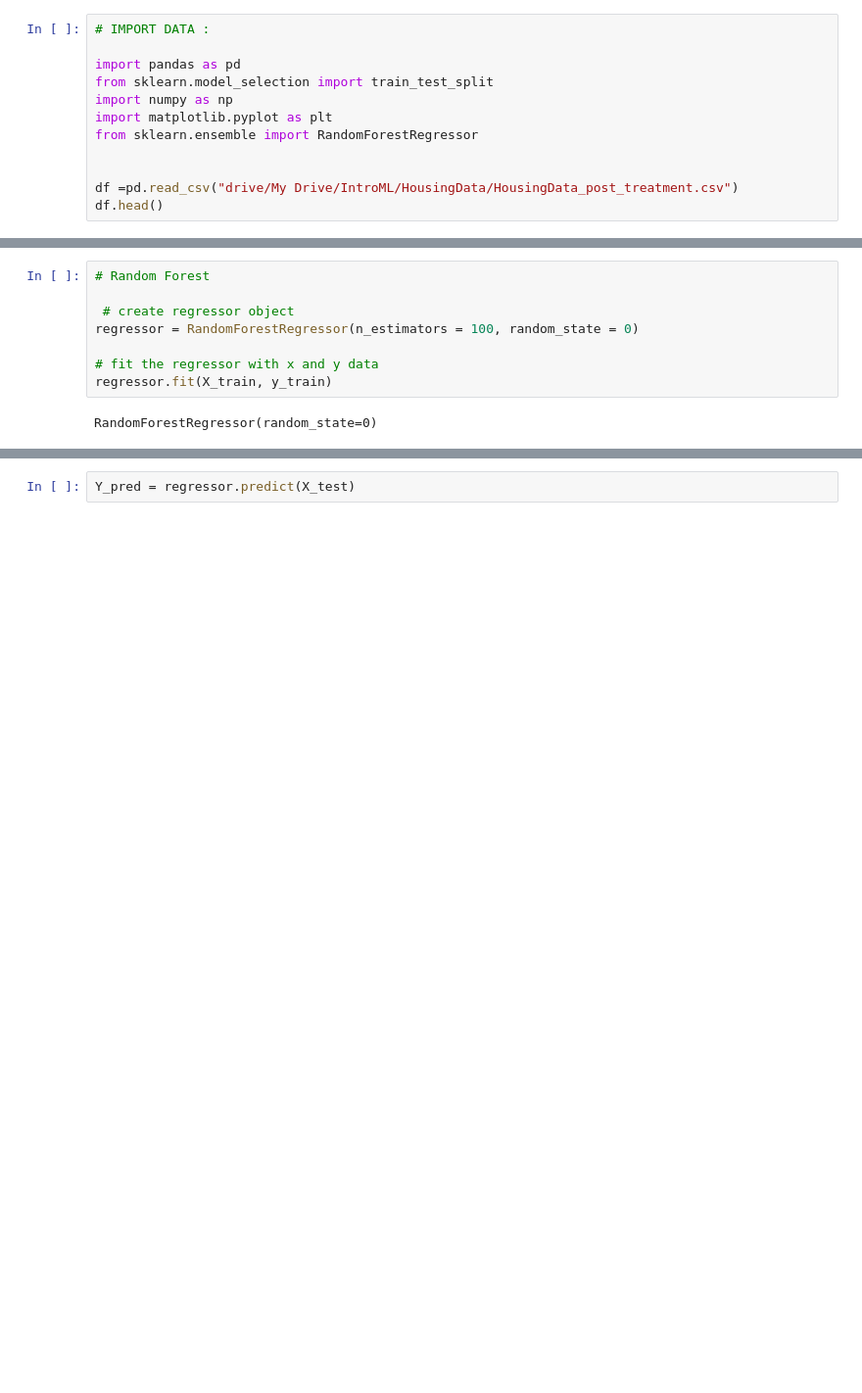
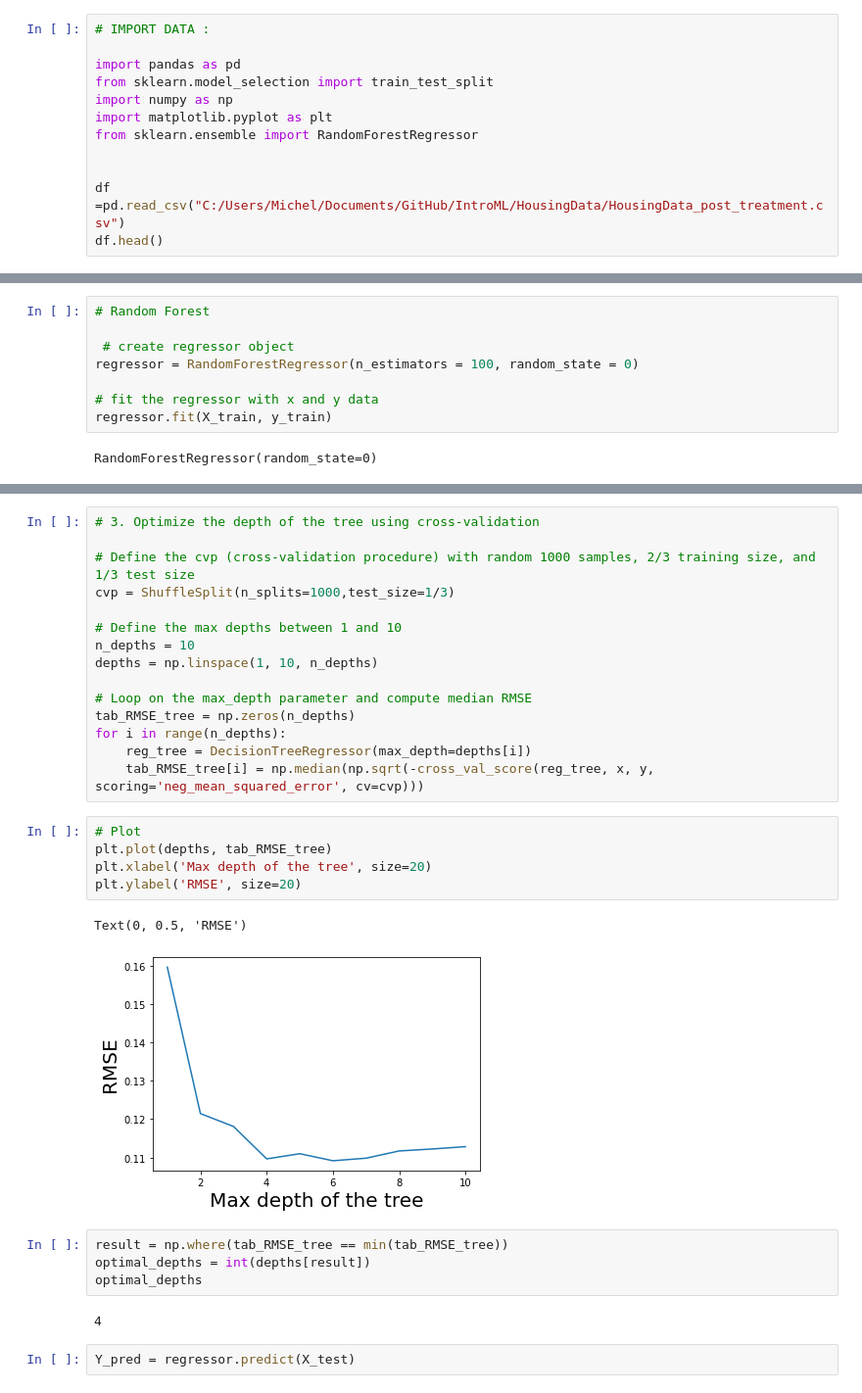
Before and after one commit to BChacun/IntroML, a Jupyter notebook: HousingData/HousingData_RandomForest.ipynb, the cells around one changed output, grey strips where cells are left out. Shown at 98% size. Cells and saved outputs as stored; diff of their text form; blank space fills up the shorter version.

```diff
--- a/HousingData/HousingData_RandomForest.ipynb
+++ b/HousingData/HousingData_RandomForest.ipynb
@@ -8,7 +8,7 @@ import matplotlib.pyplot as plt
 from sklearn.ensemble import RandomForestRegressor
 
 
-df =pd.read_csv("drive/My Drive/IntroML/HousingData/HousingData_post_treatment.csv")
+df =pd.read_csv("C:/Users/Michel/Documents/GitHub/IntroML/HousingData/HousingData_post_treatment.csv")
 df.head()
 # %% [output]
 |  | Unnamed: 0 | CRIM | ZN | INDUS | CHAS | NOX | RM | AGE | DIS | RAD | TAX | ... |
@@ -37,3 +44,32 @@ RandomForestRegressor(random_state=0)
+# %%
+# 3. Optimize the depth of the tree using cross-validation
+
+# Define the cvp (cross-validation procedure) with random 1000 samples, 2/3 training size, and 1/3 test size
+cvp = ShuffleSplit(n_splits=1000,test_size=1/3)
+
+# Define the max depths between 1 and 10
+n_depths = 10
+depths = np.linspace(1, 10, n_depths)
+
+# Loop on the max_depth parameter and compute median RMSE
+tab_RMSE_tree = np.zeros(n_depths)
+for i in range(n_depths):
+    reg_tree = DecisionTreeRegressor(max_depth=depths[i])
+    tab_RMSE_tree[i] = np.median(np.sqrt(-cross_val_score(reg_tree, x, y, scoring='neg_mean_squared_error', cv=cvp)))
+# %%
+# Plot
+plt.plot(depths, tab_RMSE_tree)
+plt.xlabel('Max depth of the tree', size=20)
+plt.ylabel('RMSE', size=20)
+# %% [output]
+Text(0, 0.5, 'RMSE')
+[figure, added]
+# %%
+result = np.where(tab_RMSE_tree == min(tab_RMSE_tree))
+optimal_depths = int(depths[result])
+optimal_depths
+# %% [output]
+4
 # %%
 Y_pred = regressor.predict(X_test)
 # %%
```
Also changed, not shown: parts of 1 cell of this notebook, 8 other files.
